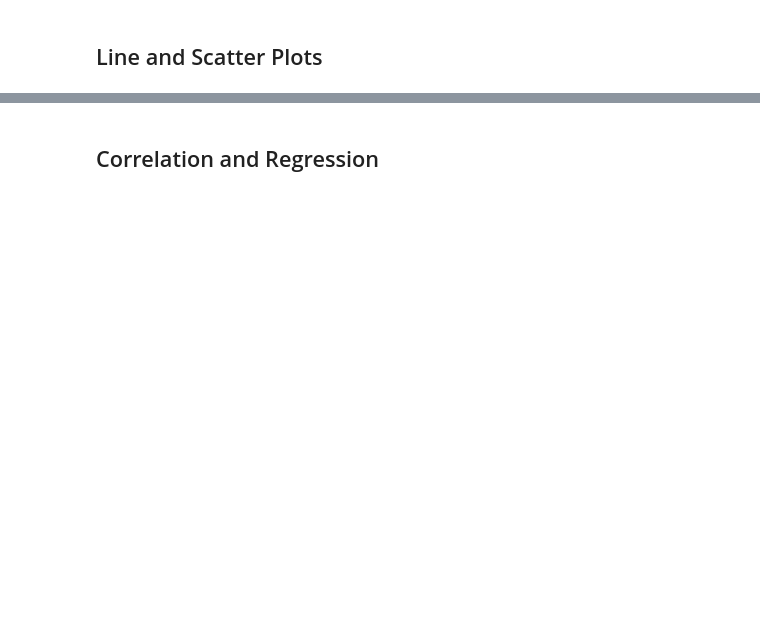
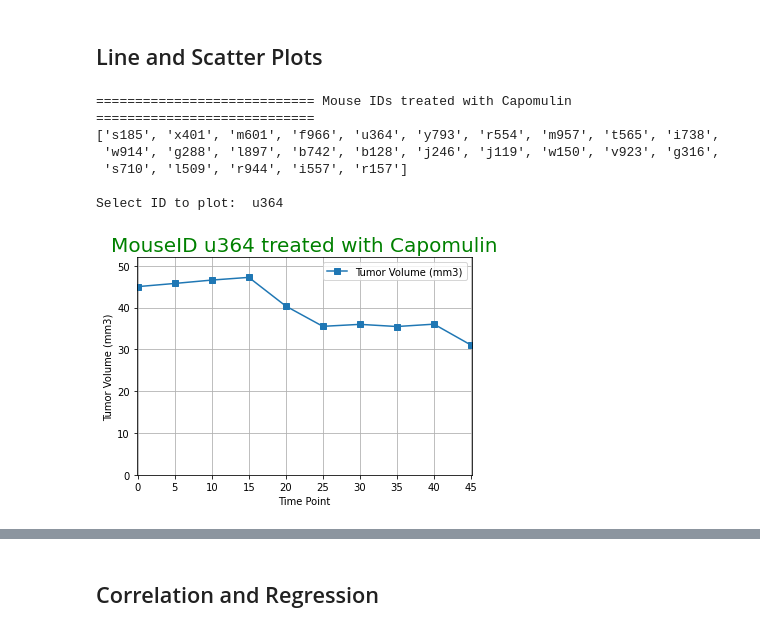
Before and after one commit to githotirado/matplotlib-challenge, a Jupyter notebook: pymaceuticals_starter.ipynb, the cells around one changed output, grey strips where cells are left out. Drawn from its saved outputs; the diff is of its cells as text; code cells hidden in the pictures; blank space fills up the shorter version.

```diff
--- a/pymaceuticals_starter.ipynb
+++ b/pymaceuticals_starter.ipynb
@@ -135,0 +195,37 @@ combined_study_df["Tumor Volume (mm3)"].std()
+# %%
+# Generate a line plot of time point versus tumor volume for a mouse treated with Capomulin
+treatment = "Capomulin"
+mice_to_choose_filter = (combined_study_df["Drug Regimen"] == treatment) & (combined_study_df["Timepoint"] == 0)
+candidate_mice = combined_study_df.loc[mice_to_choose_filter, ["Mouse ID"]]
+
+# Display list of mouse IDs on the treatment, ask user to select one, new dataframe with only that mouse ID
+print(f"============================ Mouse IDs treated with {treatment} ============================")
+pprint(list(candidate_mice["Mouse ID"]), compact=True)
+mouse_ID = input(f"\nSelect ID to plot: ")
+target_mouse_filter = (combined_study_df["Mouse ID"] == mouse_ID)
+target_mouse_df = combined_study_df.loc[target_mouse_filter]
+
+# Plot line graph with selected mouse ID dataframe
+x_ticks=[x for x in range(0,max(combined_study_df["Timepoint"]) + 5, 5)]
+y_max=round(max(target_mouse_df["Tumor Volume (mm3)"]))
+target_mouse_df.plot(kind="line",
+                   x="Timepoint",
+                   xlabel="Time Point",
+                   xticks=x_ticks,
+                   xlim=(-0.1, max(x_ticks) + 0.1),
+                   y="Tumor Volume (mm3)",
+                   ylabel="Tumor Volume (mm3)",
+                   ylim=(0, y_max + 5),
+                   marker="s"
+                   )
+plt.title(f"MouseID {mouse_ID} treated with {treatment}", fontsize=20, color="green")
+plt.grid()
+plt.show()
+# %% [output]
+============================ Mouse IDs treated with Capomulin ============================
+['s185', 'x401', 'm601', 'f966', 'u364', 'y793', 'r554', 'm957', 't565', 'i738',
+ 'w914', 'g288', 'l897', 'b742', 'b128', 'j246', 'j119', 'w150', 'v923', 'g316',
+ 's710', 'l509', 'r944', 'i557', 'r157']
+
+Select ID to plot:  u364
+[figure, added]
```
Also changed, not shown: parts of 12 cells of this notebook.
